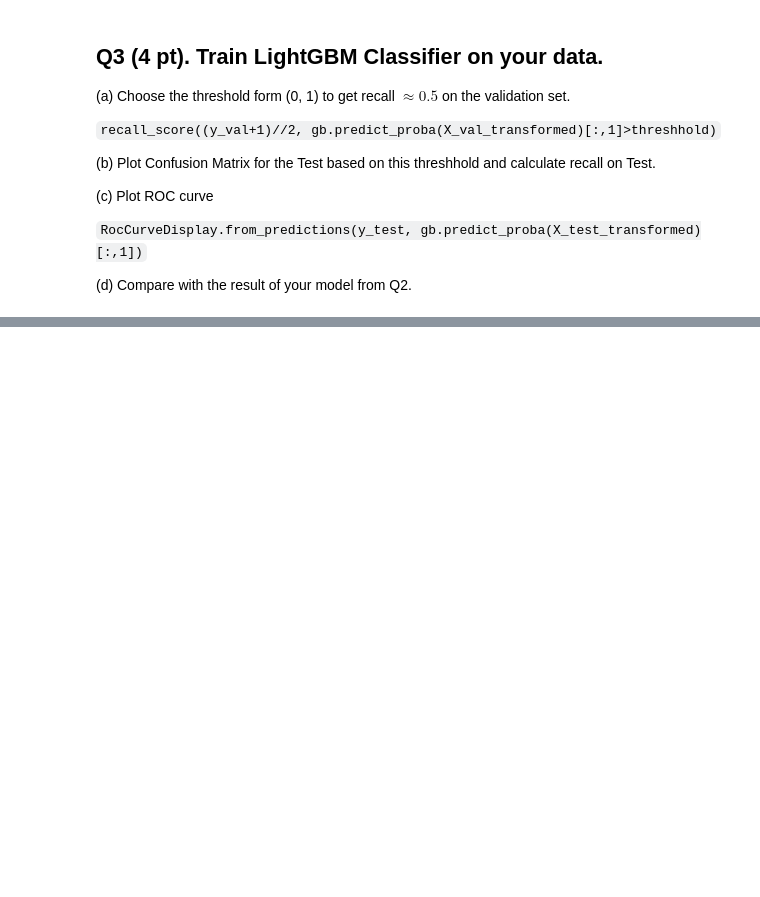
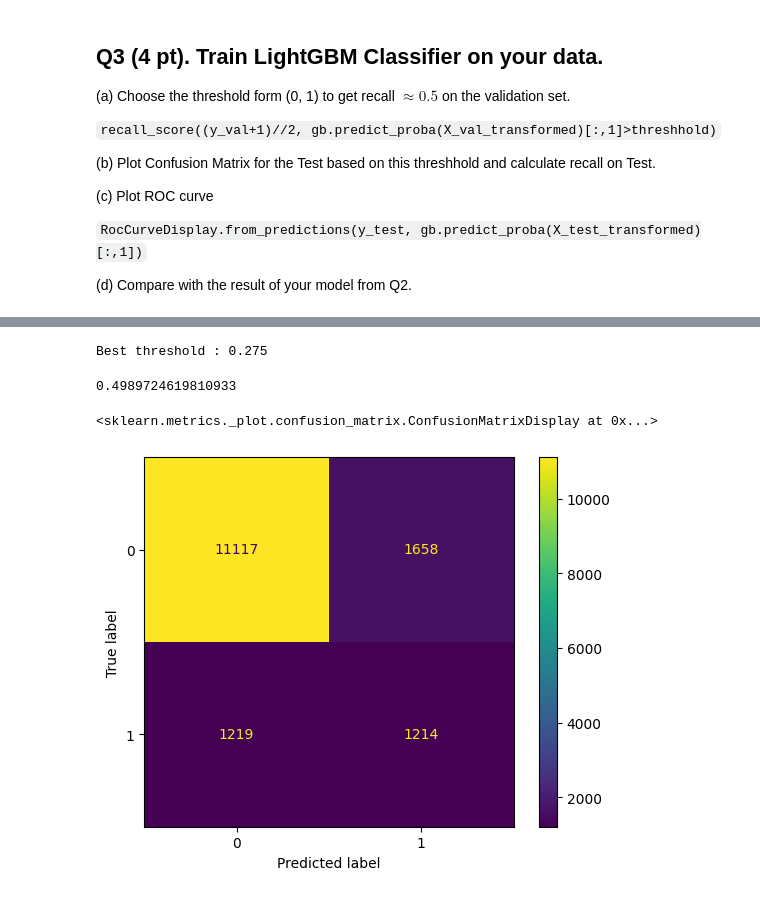
Before and after one commit to YKhalitov/College-Projects, a Jupyter notebook: RIT-Projects/Machine Learning - CSCI 335/HW8.ipynb, the cells around one changed output, grey strips where cells are left out. Drawn from its saved outputs; the diff is of its cells as text; code cells hidden in the pictures; blank space fills up the shorter version.

```diff
--- a/RIT-Projects/Machine Learning - CSCI 335/HW8.ipynb
+++ b/RIT-Projects/Machine Learning - CSCI 335/HW8.ipynb
@@ -290,3 +362,4 @@ from sklearn.metrics import ConfusionMatrixDisplay, recall_score, RocCurveDispla
 import lightgbm as lgb
 # %%
 gb = lgb.LGBMClassifier()
+gb.fit(X_train_transformed, y_train)
@@ -300,0 +376,24 @@ gb = lgb.LGBMClassifier()
+# %%
+#find best threshold
+needed_recall = 0.5
+best = 1.0
+best_threshold = 1.0
+for threshold in range(0, 1001):
+  threshold *= 0.001
+  resulting_recall = abs(recall_score((y_val+1)//2, gb.predict_proba(X_val_transformed)[:,1]>threshold) - needed_recall)
+  if (resulting_recall < best):
+    best = resulting_recall
+    best_threshold = threshold
+
+print(f"Best threshold : {best_threshold}")
+# %% [output]
+Best threshold : 0.275
+# %%
+recall_score((y_val+1)//2, gb.predict_proba(X_val_transformed)[:,1]>best_threshold)
+# %% [output]
+0.4989724619810933
+# %%
+ConfusionMatrixDisplay.from_predictions((y_val+1)//2, gb.predict_proba(X_val_transformed)[:,1]>best_threshold)
+# %% [output]
+<sklearn.metrics._plot.confusion_matrix.ConfusionMatrixDisplay at 0x...>
+[figure, added]
```
Also changed, not shown: parts of 14 cells of this notebook.
